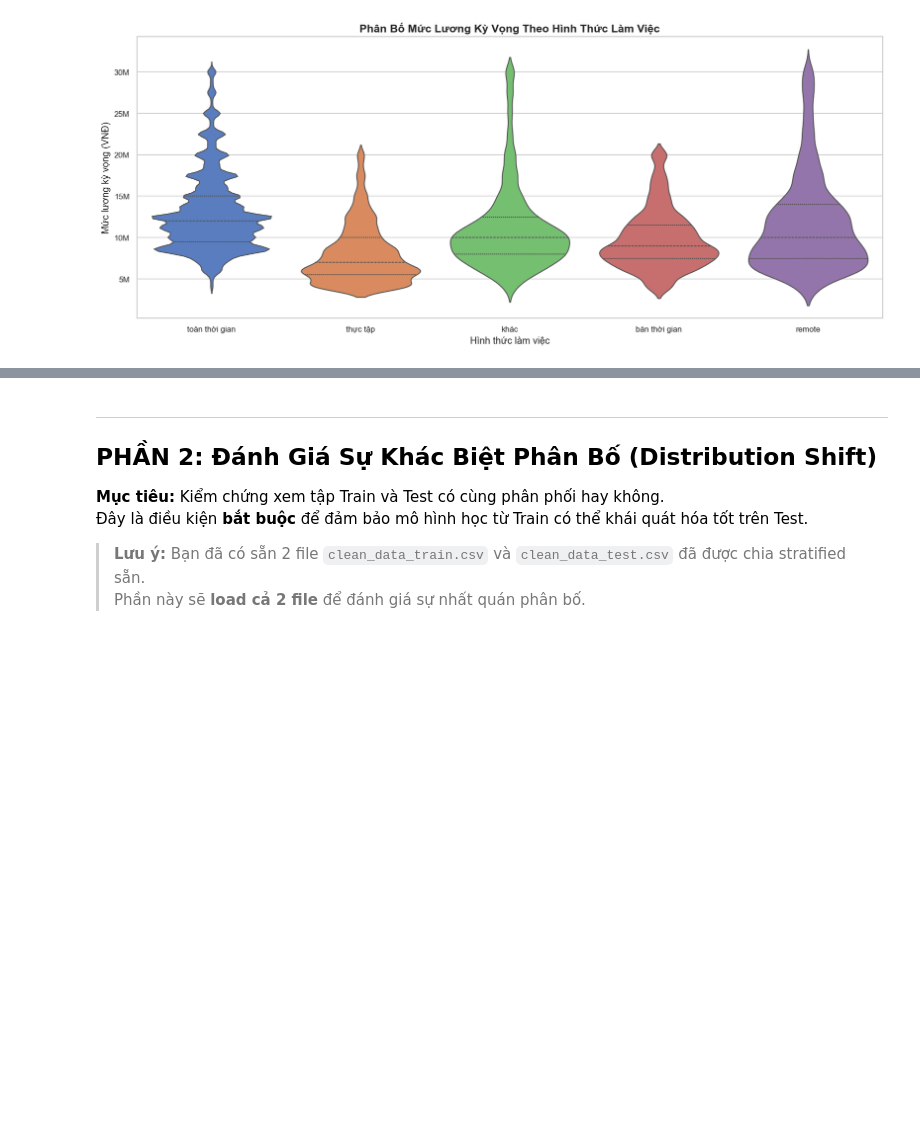
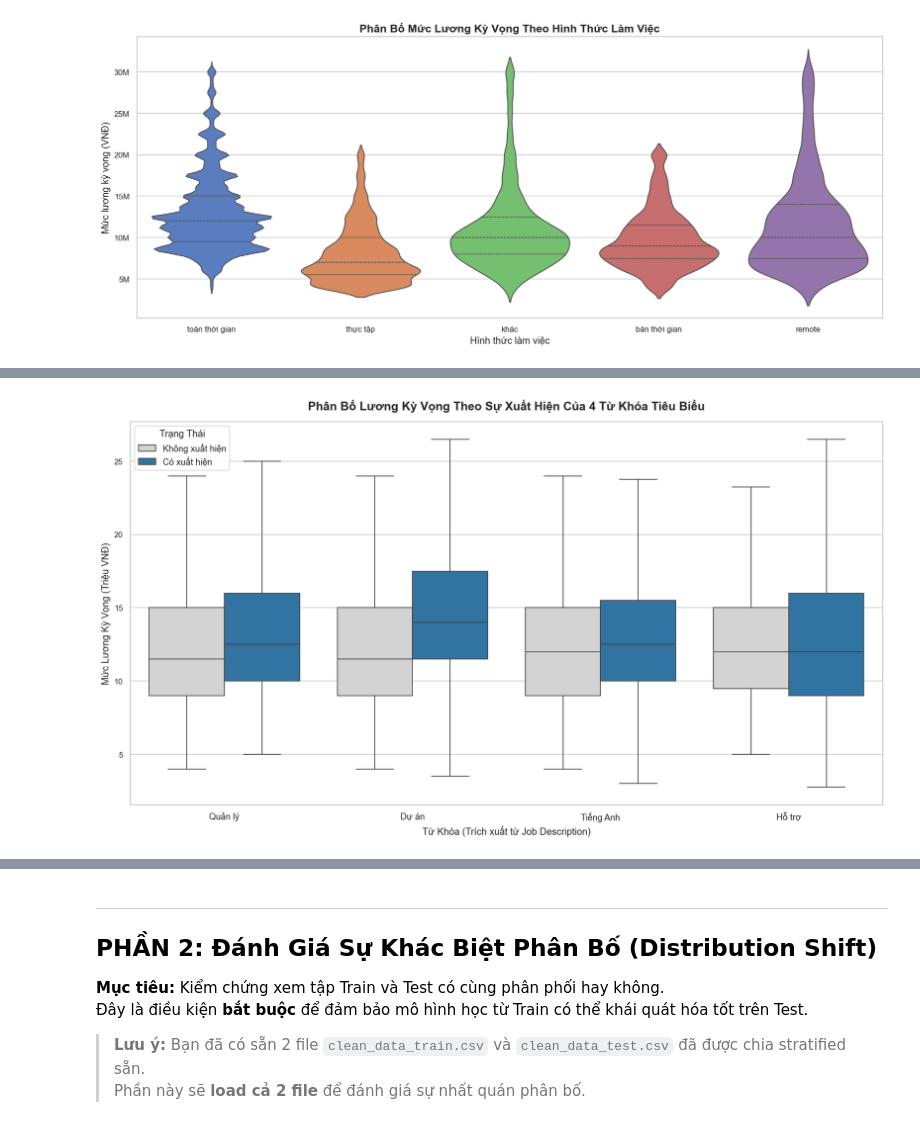
Before and after one commit to 1Huy2409/final-data-science, a Jupyter notebook: notebooks/03_eda_distribution_shift_feature_engineering.ipynb, the cells around one changed output, grey strips where cells are left out. Drawn from its saved outputs; the diff is of its cells as text; code cells hidden in the pictures; blank space fills up the shorter version.

```diff
--- a/notebooks/03_eda_distribution_shift_feature_engineering.ipynb
+++ b/notebooks/03_eda_distribution_shift_feature_engineering.ipynb
@@ -487,0 +685,80 @@ plt.show()
+# %%
+# ============================================================
+# BIỂU ĐỒ TEXT-EDA 3: Boxplot Phân Bố Lương Theo Từ Khóa Tiêu Biểu
+#
+# Ý nghĩa: Kiểm chứng xem việc xuất hiện các từ khóa ĐẶC TRƯNG
+# (như Quản lý, Dự án, Tiếng Anh, Hỗ trợ) có thực sự tạo ra
+# sự dịch chuyển (shift) trong phân bố lương thực tế hay không.
+# ============================================================
+import seaborn as sns
+
+# --- 1. Chọn tay 4 từ khóa tiêu biểu để phân tích (Regex) ---
+keywords_test = {
+    'Quản lý': r'(?:^|\W)quản lý(?:$|\W)',
+    'Dự án': r'(?:^|\W)dự án(?:$|\W)',
+    'Tiếng Anh': r'(?:^|\W)tiếng anh\b|\benglish(?:$|\W)',
+    'Hỗ trợ': r'(?:^|\W)hỗ trợ(?:$|\W)'
+}
+
+# Tạo cột flag tạm thời
+for kw, regex in keywords_test.items():
+    df_clean[f'temp_{kw}'] = df_clean['job_description'].astype(str).str.lower().str.contains(regex, regex=True).astype(int)
+
+# --- 2. Chuyển đổi dữ liệu sang Long-format để vẽ seaborn ---
+plot_data = []
+for kw in keywords_test.keys():
+    for val in [0, 1]:
+        subset = df_clean[df_clean[f'temp_{kw}'] == val]
+        # Lọc lương ngoại biên để biểu đồ đẹp hơn (p2-p98 theo cột lương triệu VNĐ)
+        p02 = subset['salary_expected_million_vnd'].quantile(0.02)
+        p98 = subset['salary_expected_million_vnd'].quantile(0.98)
+        subset_filtered = subset[(subset['salary_expected_million_vnd'] >= p02) & (subset['salary_expected_million_vnd'] <= p98)]
+
+        for salary in subset_filtered['salary_expected_million_vnd']:
+            plot_data.append({
+                'Từ Khóa': kw,
+                'Trạng Thái': 'Có xuất hiện' if val == 1 else 'Không xuất hiện',
+                'Lương (Triệu VNĐ)': salary
+            })
+
+df_plot = pd.DataFrame(plot_data)
+
+# --- 3. Vẽ Boxplot song song ---
+fig, ax = plt.subplots(figsize=(14, 8))
+sns.boxplot(
+    data=df_plot,
+    x='Từ Khóa',
+    y='Lương (Triệu VNĐ)',
+    hue='Trạng Thái',
+    palette={'Có xuất hiện': '#1f77b4', 'Không xuất hiện': '#d3d3d3'},
+    showfliers=False,  # Đã lọc outliner ở trên, tắt fliers cho gọn
+    ax=ax
+)
+
+# Trang trí
+ax.set_title('Phân Bố Lương Kỳ Vọng Theo Sự Xuất Hiện Của 4 Từ Khóa Tiêu Biểu', fontsize=15, fontweight='bold', pad=15)
+ax.set_xlabel('Từ Khóa (Trích xuất từ Job Description)', fontsize=12)
+ax.set_ylabel('Mức Lương Kỳ Vọng (Triệu VNĐ)', fontsize=12)
+ax.tick_params(axis='x', labelsize=11)
+
+plt.tight_layout()
+plt.show()
+
+# --- 4. Bảng thống kê chi tiết ---
+print('\n📋 THỐNG KÊ CHI TIẾT (Lương trung vị - Triệu VNĐ):')
+for kw in keywords_test.keys():
+    median_0 = df_clean[df_clean[f'temp_{kw}'] == 0]['salary_expected_million_vnd'].median()
+    median_1 = df_clean[df_clean[f'temp_{kw}'] == 1]['salary_expected_million_vnd'].median()
+    diff = median_1 - median_0
+    n_1 = df_clean[f'temp_{kw}'].sum()
+    print(f"   - [{kw:<10}] (n={n_1:<5}): Có = {median_1:>4.1f}M | Không có = {median_0:>4.1f}M | Chênh lệch = {diff:>+4.1f}M")
+
+print('\n💡 Nhận xét:')
+print('   → Kỹ năng/Từ khóa mang tính chất quản lý/dự án/ngoại ngữ làm dịch chuyển toàn bộ hộp (Boxplot) lên cao.')
+print('   → Từ khóa mang tính chất phụ trợ (Hỗ trợ) lại có phân bố lương thấp hơn.')
+print('   => Validation xuất sắc để chứng minh việc extract keyword ở Phần 3 là hoàn toàn có cơ sở.')
+
+# Dọn dẹp
+df_clean.drop(columns=[f'temp_{kw}' for kw in keywords_test.keys()], inplace=True)
+# %% [output]
+[figure, added]
```
Also changed, not shown: parts of 10 cells of this notebook, 1 other file.
